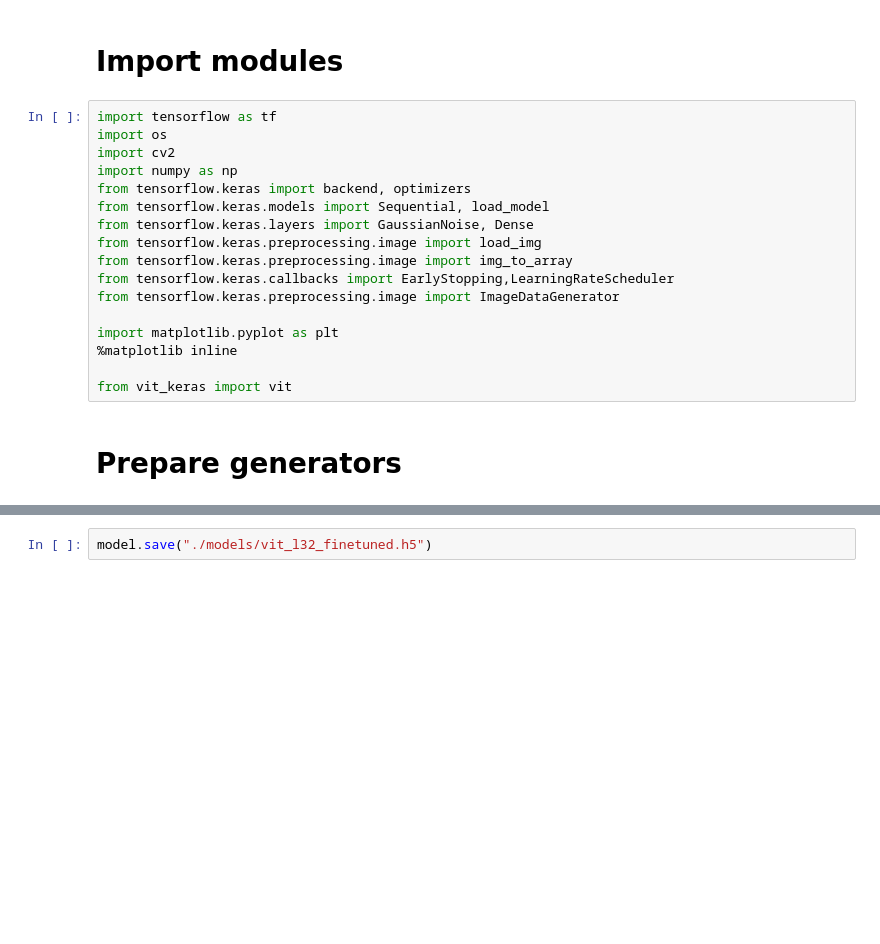
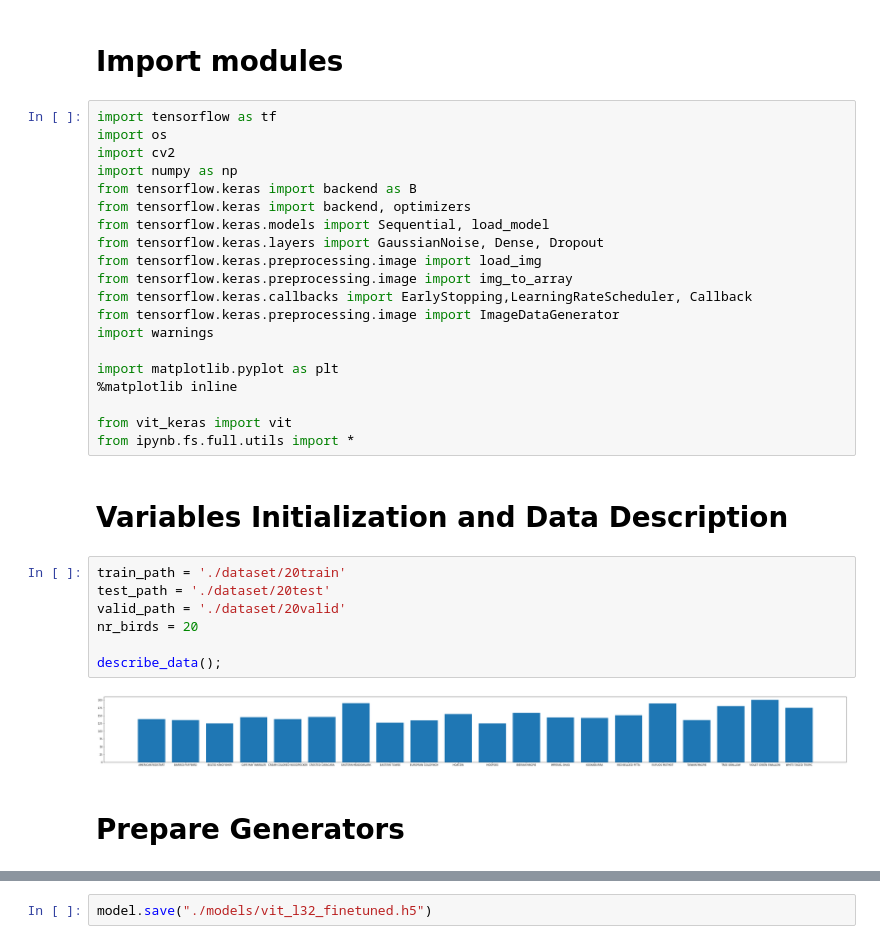
Before and after one commit to Shaunmak1214/birds-classifier, a Jupyter notebook: vit.ipynb, the cells around one changed output, grey strips where cells are left out. Drawn from its saved outputs; the diff is of its cells as text; blank space fills up the shorter version.

```diff
--- a/vit.ipynb
+++ b/vit.ipynb
@@ -5,18 +5,32 @@ import tensorflow as tf
 import os
 import cv2
 import numpy as np
+from tensorflow.keras import backend as B
 from tensorflow.keras import backend, optimizers
 from tensorflow.keras.models import Sequential, load_model
-from tensorflow.keras.layers import GaussianNoise, Dense
+from tensorflow.keras.layers import GaussianNoise, Dense, Dropout
 from tensorflow.keras.preprocessing.image import load_img
 from tensorflow.keras.preprocessing.image import img_to_array
-from tensorflow.keras.callbacks import EarlyStopping,LearningRateScheduler
+from tensorflow.keras.callbacks import EarlyStopping,LearningRateScheduler, Callback
 from tensorflow.keras.preprocessing.image import ImageDataGenerator
+import warnings
 
 import matplotlib.pyplot as plt
 %matplotlib inline
 
 from vit_keras import vit
+from ipynb.fs.full.utils import *
+# %% [markdown]
+# Variables Initialization and Data Description
+# %%
+train_path = './dataset/20train'
+test_path = './dataset/20test'
+valid_path = './dataset/20valid'
+nr_birds = 20
+
+describe_data();
+# %% [output]
+[figure, added]
 # %% [markdown]
-# Prepare generators
+# Prepare Generators
 # %%
```
Also changed, not shown: parts of 18 cells of this notebook, 6 other files.
